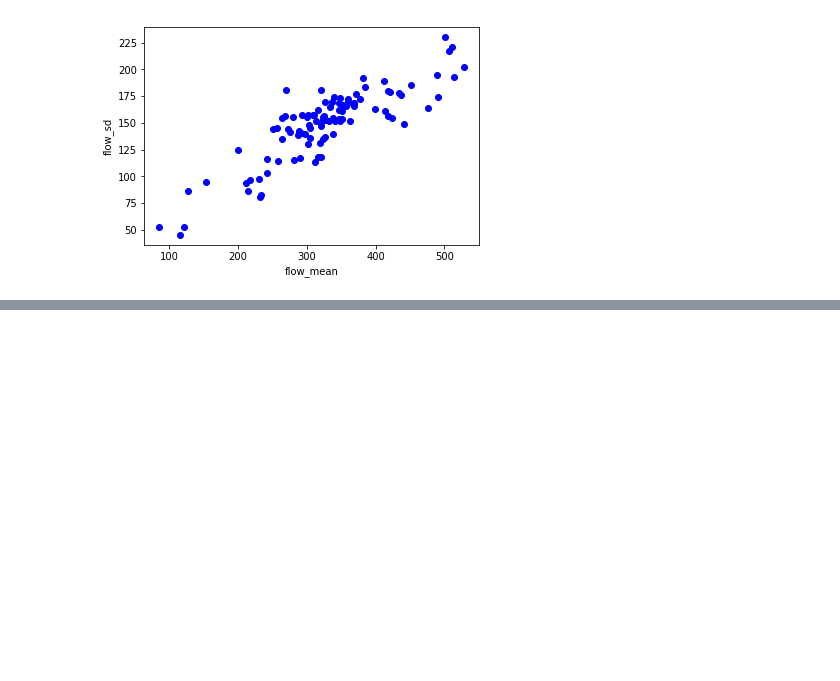
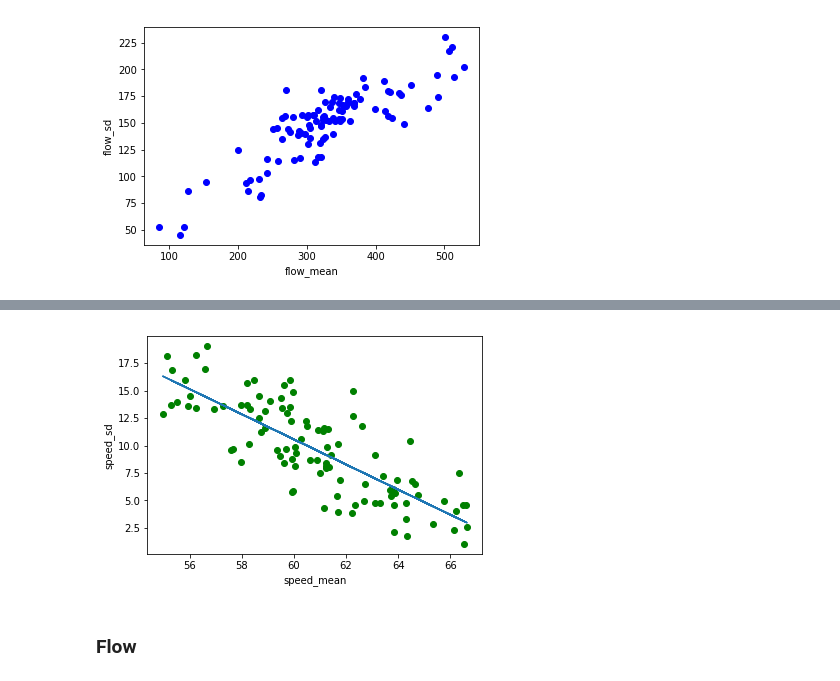
Before and after one commit to hy-lei/A-Hybrid-Approach-for-AID, a Jupyter notebook: data_analysis/descriptive_statistics.ipynb, the cells around one changed output, grey strips where cells are left out. Saved outputs shown, nothing was run; the diff lists cells and outputs as text; code cells hidden in the pictures; blank space fills up the shorter version.

```diff
--- a/data_analysis/descriptive_statistics.ipynb
+++ b/data_analysis/descriptive_statistics.ipynb
@@ -96,0 +148,15 @@ for i, var in enumerate(var_names):
+# %%
+speed_means = mean_sd_df['speed_mean'].values
+speed_sds = mean_sd_df['speed_sd'].values
+# %%
+speed_X = pd.DataFrame({
+    'speed_mean': speed_means
+})
+speed_X = sm.add_constant(speed_X)
+speed_Y = pd.DataFrame({
+    'speed_sd': speed_sds
+})
+# %%
+speed_model = sm.OLS(speed_Y, speed_X).fit()
+speed_summary = speed_model.summary()
+print(speed_summary)
@@ -96,0 +181,12 @@ for i, var in enumerate(var_names):
+# %%
+speed_sd_pred = speed_model.predict(speed_X)
+# %%
+plt.plot(mean_sd_df['speed_mean'].values, mean_sd_df['speed_sd'].values, 'go')
+plt.plot(mean_sd_df['speed_mean'].values, speed_sd_pred)
+plt.xlabel('speed_mean')
+plt.ylabel('speed_sd')
+plt.show()
+# %% [output]
+[figure, added]
+# %% [markdown]
+### Flow
```
Also changed, not shown: parts of 33 cells of this notebook, 1 other file.
